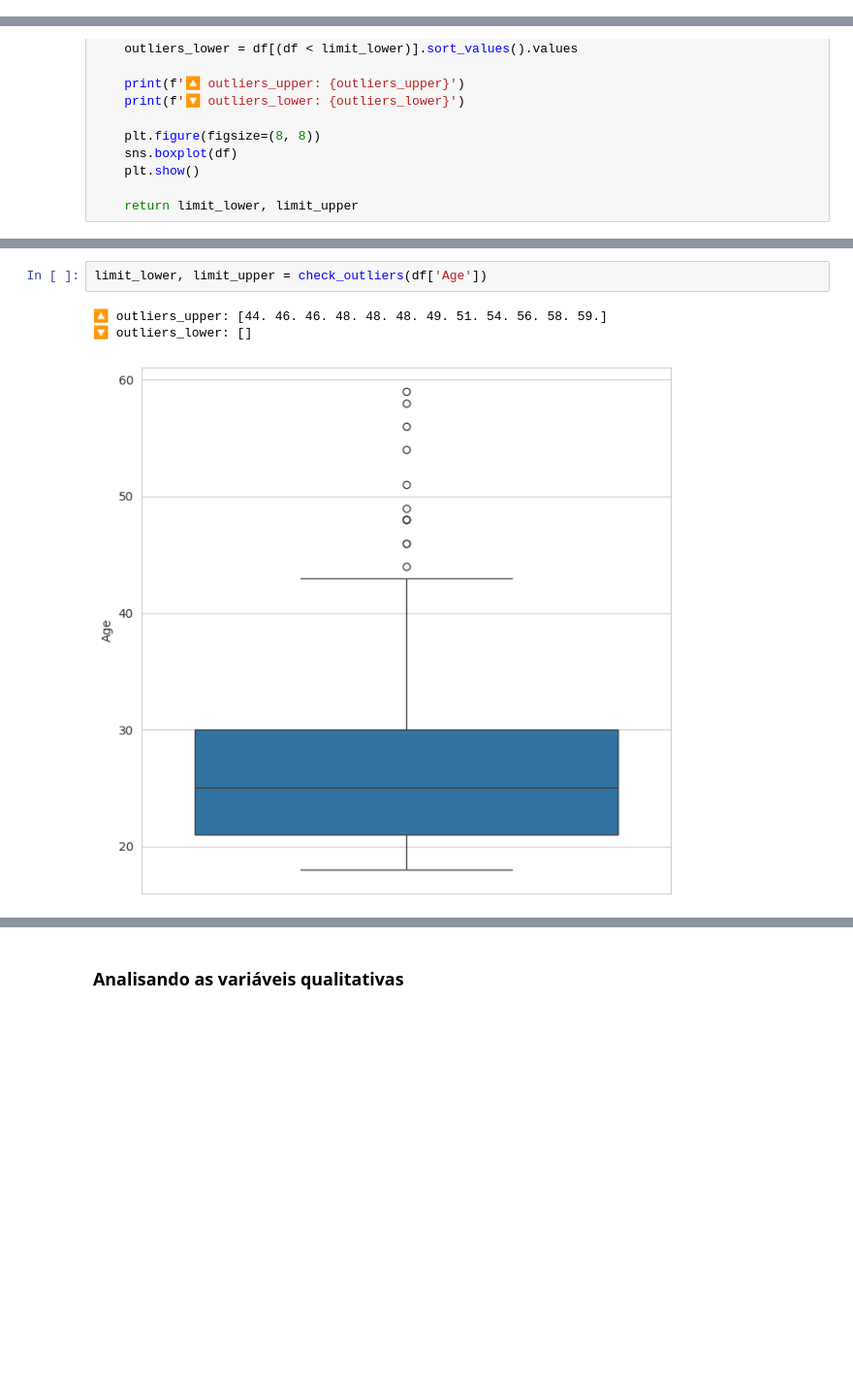
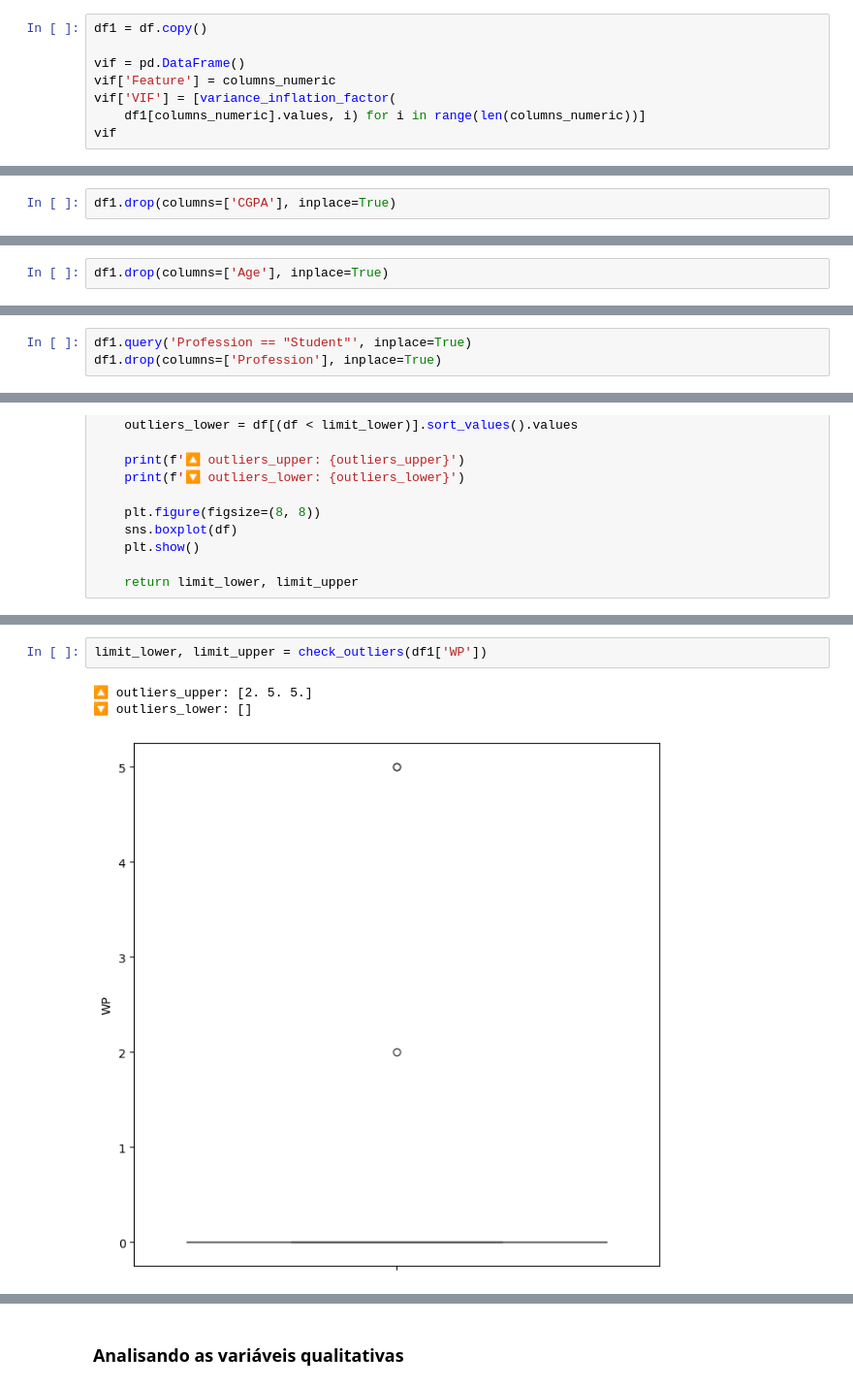
Before and after one commit to gribeiros/depression-dataset, a Jupyter notebook: notebook/drepession-dataset.ipynb, the cells around one changed output, grey strips where cells are left out. Shown at 97% size. Saved outputs shown, nothing was run; the diff lists cells and outputs as text; blank space fills up the shorter version.

Commit message:
rewrite data analitics

```diff
--- a/notebook/drepession-dataset.ipynb
+++ b/notebook/drepession-dataset.ipynb
@@ -227,0 +138,8 @@ Name: count, dtype: int64
+# %%
+df1 = df.copy()
+
+vif = pd.DataFrame()
+vif['Feature'] = columns_numeric
+vif['VIF'] = [variance_inflation_factor(
+    df1[columns_numeric].values, i) for i in range(len(columns_numeric))]
+vif
@@ -227,0 +157,2 @@ Name: count, dtype: int64
+# %%
+df1.drop(columns=['CGPA'], inplace=True)
@@ -227,0 +176,2 @@ Name: count, dtype: int64
+# %%
+df1.drop(columns=['Age'], inplace=True)
@@ -227,0 +244,3 @@ Name: count, dtype: int64
+# %%
+df1.query('Profession == "Student"', inplace=True)
+df1.drop(columns=['Profession'], inplace=True)
@@ -297,6 +346,6 @@ def check_outliers(df):
 # %%
-limit_lower, limit_upper = check_outliers(df['Age'])
+limit_lower, limit_upper = check_outliers(df1['WP'])
 # %% [output]
-🔼 outliers_upper: [44. 46. 46. 48. 48. 48. 49. 51. 54. 56. 58. 59.]
+🔼 outliers_upper: [2. 5. 5.]
 🔽 outliers_lower: []
-[figure, old version]
+[figure, new version]
```
Also changed, not shown: parts of 80 cells of this notebook.
